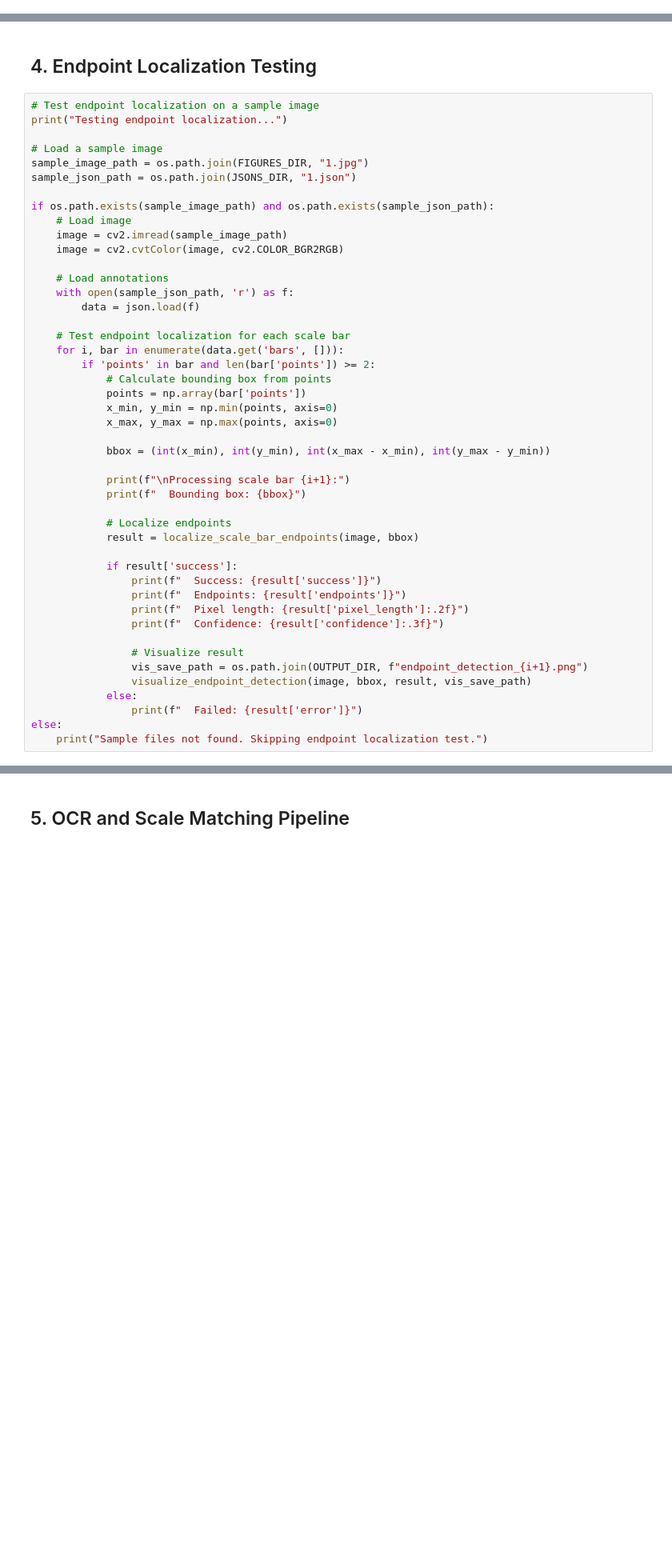
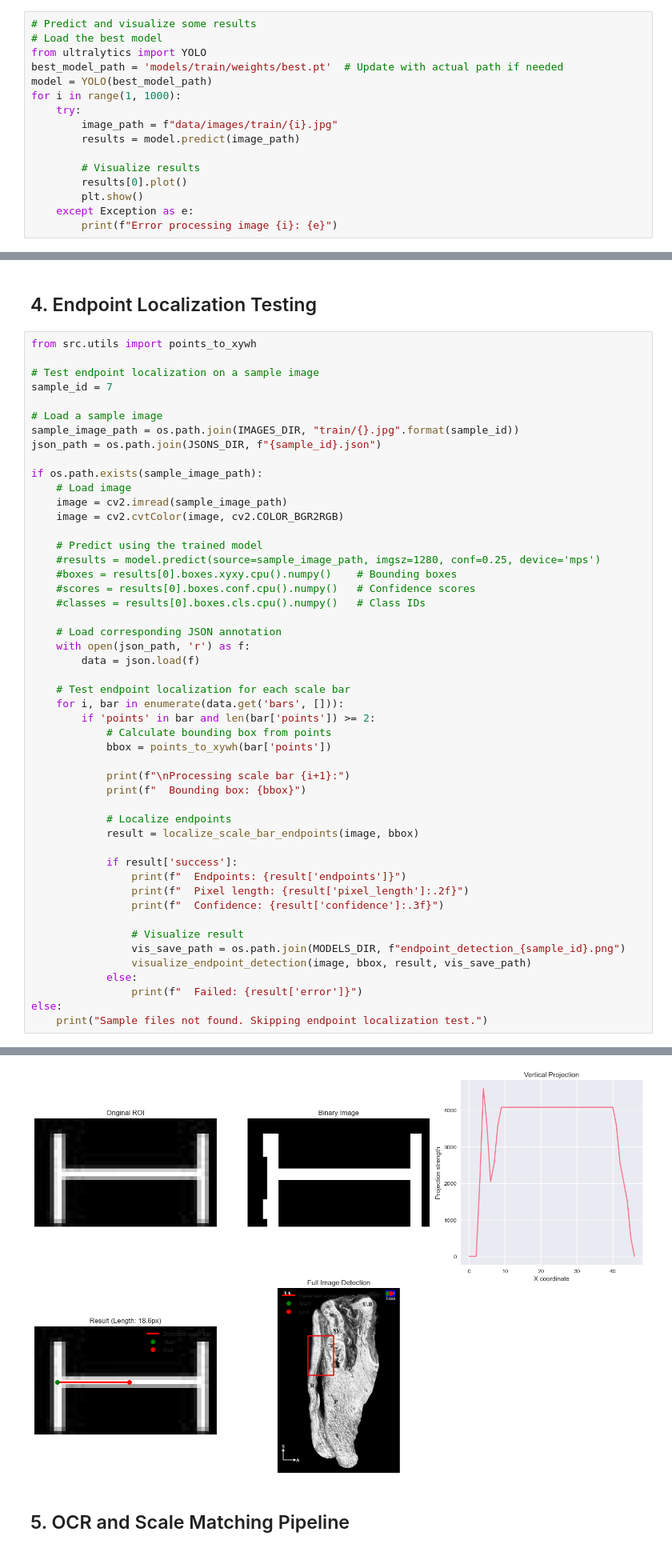
Before and after one commit to emmabhl/ScaleDetection, a Jupyter notebook: pipeline.ipynb, the cells around one changed output, grey strips where cells are left out. Shown: that part at 80% size. Cells and saved outputs as stored; diff of their text form; blank space fills up the shorter version.

Commit message:
training pipeline for YOLO done

```diff
--- a/pipeline.ipynb
+++ b/pipeline.ipynb
@@ -222,0 +95,16 @@ plot_training_results(results_dir, plot_save_path)
+# %%
+# Predict and visualize some results
+# Load the best model
+from ultralytics import YOLO
+best_model_path = 'models/train/weights/best.pt'  # Update with actual path if needed
+model = YOLO(best_model_path)
+for i in range(1, 1000):
+    try:
+        image_path = f"data/images/train/{i}.jpg"
+        results = model.predict(image_path)
+
+        # Visualize results
+        results[0].plot()
+        plt.show()
+    except Exception as e:
+        print(f"Error processing image {i}: {e}")
@@ -223,31 +130,35 @@ plot_training_results(results_dir, plot_save_path)
 # %% [markdown]
 ## 4. Endpoint Localization Testing
 # %%
+from src.utils import points_to_xywh
+
 # Test endpoint localization on a sample image
-print("Testing endpoint localization...")
+sample_id = 7
 
 # Load a sample image
-sample_image_path = os.path.join(FIGURES_DIR, "1.jpg")
-sample_json_path = os.path.join(JSONS_DIR, "1.json")
+sample_image_path = os.path.join(IMAGES_DIR, "train/{}.jpg".format(sample_id))
+json_path = os.path.join(JSONS_DIR, f"{sample_id}.json")
 
-if os.path.exists(sample_image_path) and os.path.exists(sample_json_path):
+if os.path.exists(sample_image_path):
     # Load image
     image = cv2.imread(sample_image_path)
     image = cv2.cvtColor(image, cv2.COLOR_BGR2RGB)
 
-    # Load annotations
-    with open(sample_json_path, 'r') as f:
+    # Predict using the trained model
+    #results = model.predict(source=sample_image_path, imgsz=1280, conf=0.25, device='mps')
+    #boxes = results[0].boxes.xyxy.cpu().numpy()    # Bounding boxes
+    #scores = results[0].boxes.conf.cpu().numpy()   # Confidence scores
+    #classes = results[0].boxes.cls.cpu().numpy()   # Class IDs
+
+    # Load corresponding JSON annotation
+    with open(json_path, 'r') as f:
         data = json.load(f)
 
     # Test endpoint localization for each scale bar
     for i, bar in enumerate(data.get('bars', [])):
         if 'points' in bar and len(bar['points']) >= 2:
             # Calculate bounding box from points
-            points = np.array(bar['points'])
-            x_min, y_min = np.min(points, axis=0)
-            x_max, y_max = np.max(points, axis=0)
-
-            bbox = (int(x_min), int(y_min), int(x_max - x_min), int(y_max - y_min))
+            bbox = points_to_xywh(bar['points'])
 
             print(f"\nProcessing scale bar {i+1}:")
             print(f"  Bounding box: {bbox}")
@@ -256,15 +167,15 @@ if os.path.exists(sample_image_path) and os.path.exists(sample_json_path):
             result = localize_scale_bar_endpoints(image, bbox)
 
             if result['success']:
-                print(f"  Success: {result['success']}")
                 print(f"  Endpoints: {result['endpoints']}")
                 print(f"  Pixel length: {result['pixel_length']:.2f}")
                 print(f"  Confidence: {result['confidence']:.3f}")
 
                 # Visualize result
-                vis_save_path = os.path.join(OUTPUT_DIR, f"endpoint_detection_{i+1}.png")
+                vis_save_path = os.path.join(MODELS_DIR, f"endpoint_detection_{sample_id}.png")
                 visualize_endpoint_detection(image, bbox, result, vis_save_path)
             else:
                 print(f"  Failed: {result['error']}")
 else:
     print("Sample files not found. Skipping endpoint localization test.")
+# %% [output]
@@ -271,3 +188,4 @@ else:
+[figure, added]
 # %% [markdown]
 ## 5. OCR and Scale Matching Pipeline
 # %%
```
Also changed, not shown: parts of 15 cells of this notebook, 8 other files.
